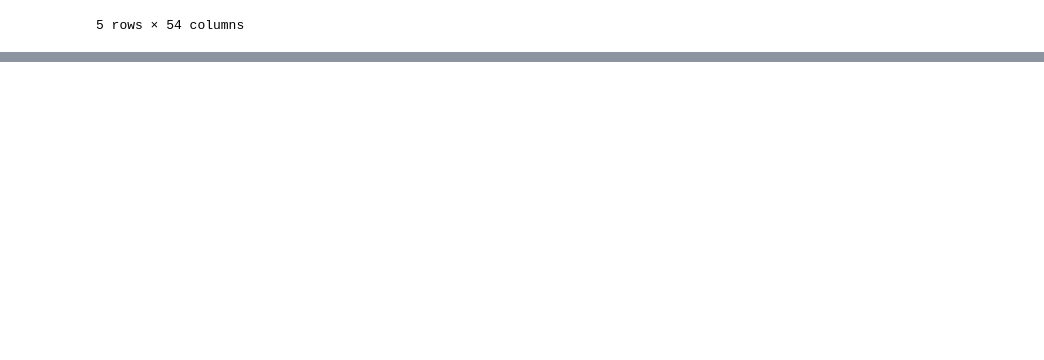
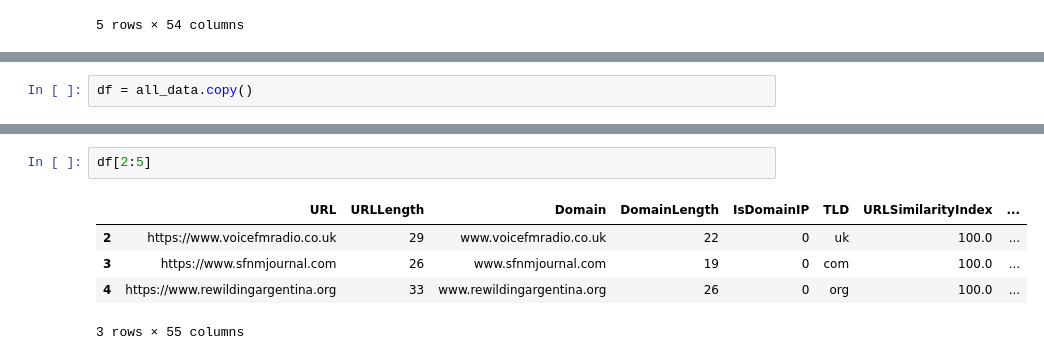
Before and after one commit to SocTrep/Practice, a Jupyter notebook: DS_Basics.ipynb, the cells around one changed output, grey strips where cells are left out. Drawn from its saved outputs; the diff is of its cells as text; blank space fills up the shorter version.

```diff
--- a/DS_Basics.ipynb
+++ b/DS_Basics.ipynb
@@ -95,0 +67,2 @@ array([nan,  1.,  0.])
+# %%
+df = all_data.copy()
@@ -95,0 +96,8 @@ array([nan,  1.,  0.])
+# %%
+df[2:5]
+# %% [output]
+|  | URL | URLLength | Domain | DomainLength | IsDomainIP | TLD | URLSimilarityIndex | ... |
+| 2 | https://www.voicefmradio.co.uk | 29 | www.voicefmradio.co.uk | 22 | 0 | uk | 100.0 | ... |
+| 3 | https://www.sfnmjournal.com | 26 | www.sfnmjournal.com | 19 | 0 | com | 100.0 | ... |
+| 4 | https://www.rewildingargentina.org | 33 | www.rewildingargentina.org | 26 | 0 | org | 100.0 | ... |
+3 rows × 55 columns
```
Also changed, not shown: parts of 10 cells of this notebook.
